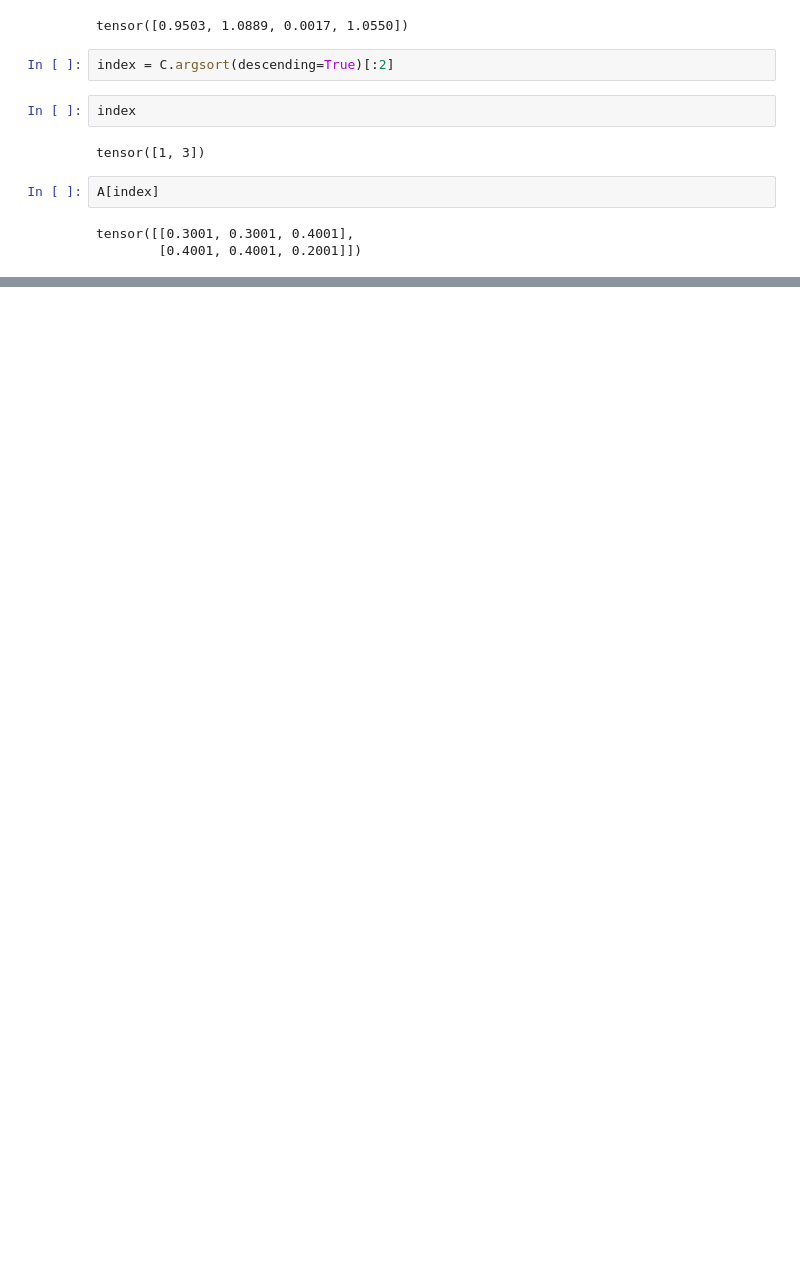
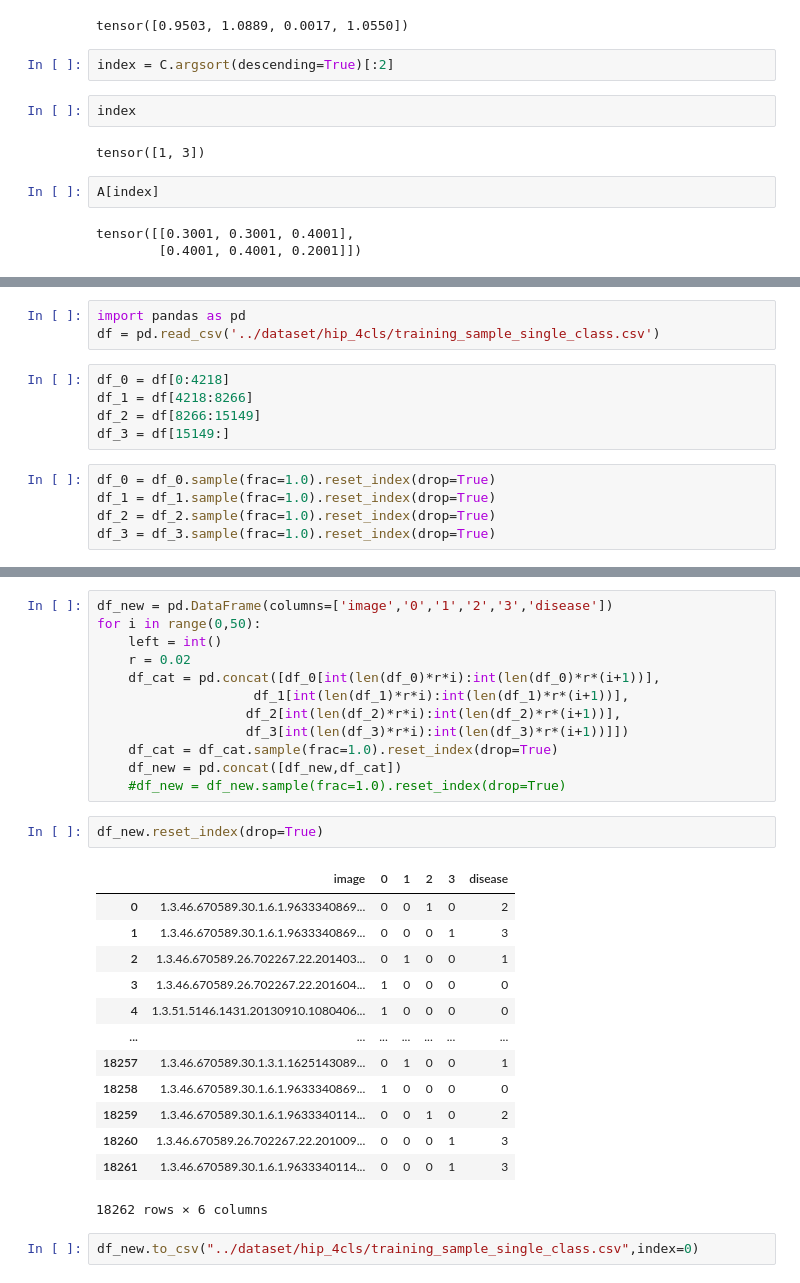
Before and after one commit to luckieucas/semi-supervised-cls, a Jupyter notebook: Untitled.ipynb, the cells around one changed output, grey strips where cells are left out. Drawn from its saved outputs; the diff is of its cells as text; blank space fills up the shorter version.

```diff
--- a/Untitled.ipynb
+++ b/Untitled.ipynb
@@ -321,0 +368,13 @@ tensor([[0.3001, 0.3001, 0.4001],
+# %%
+import pandas as pd
+df = pd.read_csv('../dataset/hip_4cls/training_sample_single_class.csv')
+# %%
+df_0 = df[0:4218]
+df_1 = df[4218:8266]
+df_2 = df[8266:15149]
+df_3 = df[15149:]
+# %%
+df_0 = df_0.sample(frac=1.0).reset_index(drop=True)
+df_1 = df_1.sample(frac=1.0).reset_index(drop=True)
+df_2 = df_2.sample(frac=1.0).reset_index(drop=True)
+df_3 = df_3.sample(frac=1.0).reset_index(drop=True)
@@ -321,0 +392,30 @@ tensor([[0.3001, 0.3001, 0.4001],
+# %%
+df_new = pd.DataFrame(columns=['image','0','1','2','3','disease'])
+for i in range(0,50):
+    left = int()
+    r = 0.02
+    df_cat = pd.concat([df_0[int(len(df_0)*r*i):int(len(df_0)*r*(i+1))],
+                    df_1[int(len(df_1)*r*i):int(len(df_1)*r*(i+1))],
+                   df_2[int(len(df_2)*r*i):int(len(df_2)*r*(i+1))],
+                   df_3[int(len(df_3)*r*i):int(len(df_3)*r*(i+1))]])
+    df_cat = df_cat.sample(frac=1.0).reset_index(drop=True)
+    df_new = pd.concat([df_new,df_cat])
+    #df_new = df_new.sample(frac=1.0).reset_index(drop=True)
+# %%
+df_new.reset_index(drop=True)
+# %% [output]
+|  | image | 0 | 1 | 2 | 3 | disease |
+| 0 | 1.3.46.670589.30.1.6.1.9633340869... | 0 | 0 | 1 | 0 | 2 |
+| 1 | 1.3.46.670589.30.1.6.1.9633340869... | 0 | 0 | 0 | 1 | 3 |
+| 2 | 1.3.46.670589.26.702267.22.201403... | 0 | 1 | 0 | 0 | 1 |
+| 3 | 1.3.46.670589.26.702267.22.201604... | 1 | 0 | 0 | 0 | 0 |
+| 4 | 1.3.51.5146.1431.20130910.1080406... | 1 | 0 | 0 | 0 | 0 |
+| ... | ... | ... | ... | ... | ... | ... |
+| 18257 | 1.3.46.670589.30.1.3.1.1625143089... | 0 | 1 | 0 | 0 | 1 |
+| 18258 | 1.3.46.670589.30.1.6.1.9633340869... | 1 | 0 | 0 | 0 | 0 |
+| 18259 | 1.3.46.670589.30.1.6.1.9633340114... | 0 | 0 | 1 | 0 | 2 |
+| 18260 | 1.3.46.670589.26.702267.22.201009... | 0 | 0 | 0 | 1 | 3 |
+| 18261 | 1.3.46.670589.30.1.6.1.9633340114... | 0 | 0 | 0 | 1 | 3 |
+18262 rows × 6 columns
+# %%
+df_new.to_csv("../dataset/hip_4cls/training_sample_single_class.csv",index=0)
```
Also changed, not shown: parts of 11 cells of this notebook, 3 other files.
